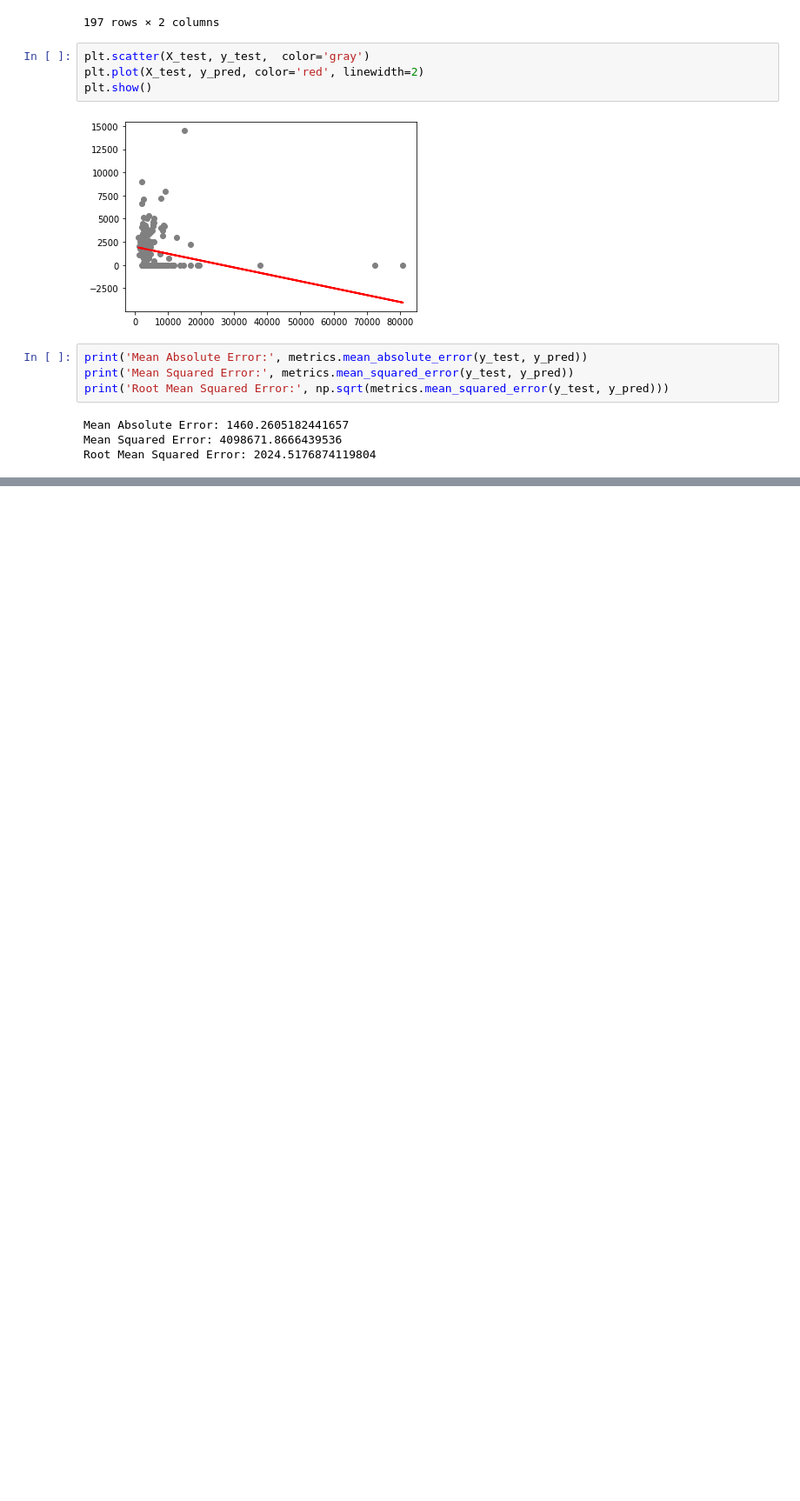
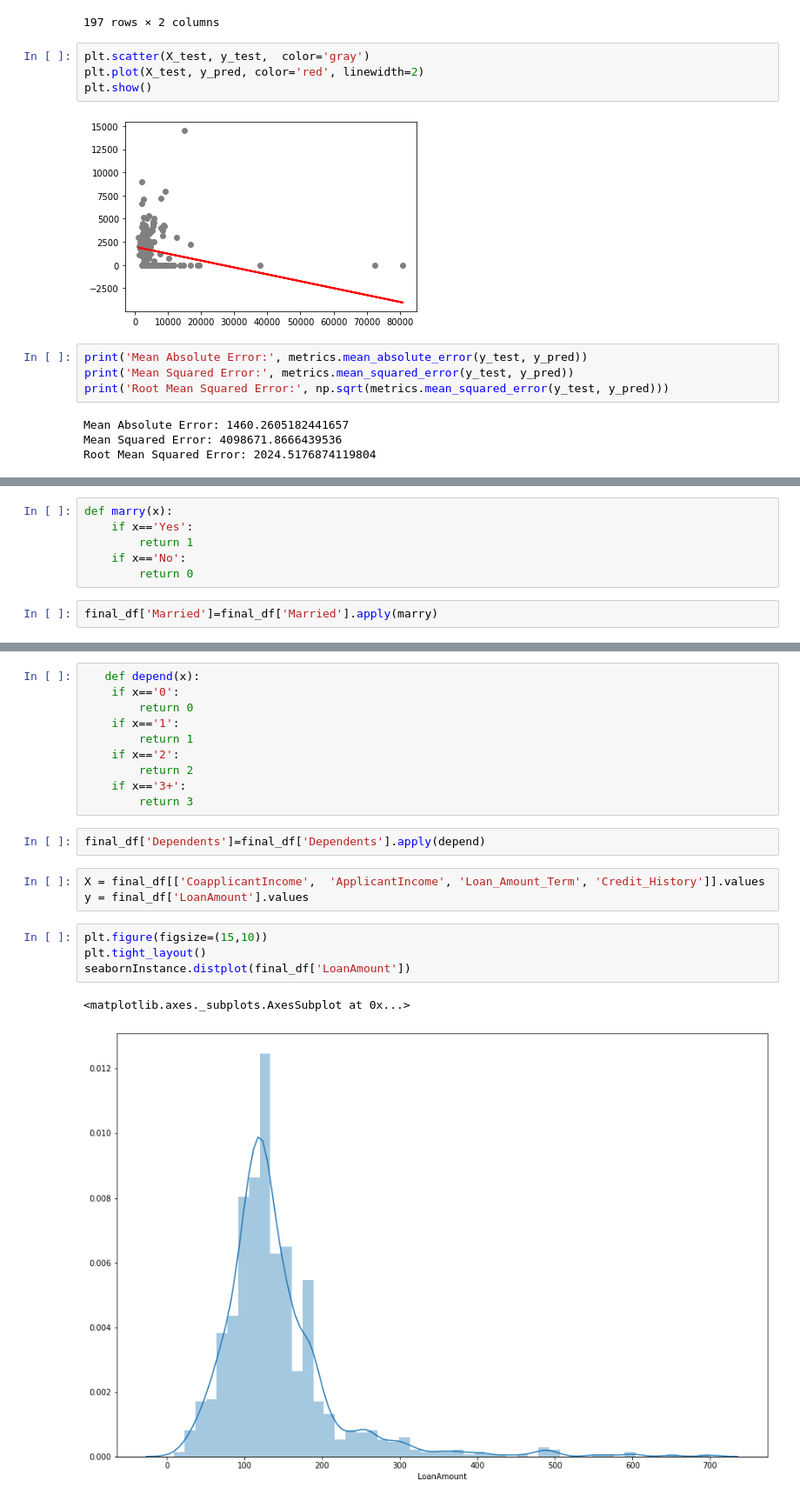
Before and after one commit to megha988/Loan-Prediction, a Jupyter notebook: Loan_Prediction.ipynb, the cells around one changed output, grey strips where cells are left out. Shown: that part at 87% size. Cells and saved outputs as stored; diff of their text form; blank space fills up the shorter version.

```diff
--- a/Loan_Prediction.ipynb
+++ b/Loan_Prediction.ipynb
@@ -521,0 +559,8 @@ Root Mean Squared Error: 2024.5176874119804
+# %%
+def marry(x):
+    if x=='Yes':
+        return 1
+    if x=='No':
+        return 0
+# %%
+final_df['Married']=final_df['Married'].apply(marry)
@@ -521,0 +584,22 @@ Root Mean Squared Error: 2024.5176874119804
+# %%
+   def depend(x):
+    if x=='0':
+        return 0
+    if x=='1':
+        return 1
+    if x=='2':
+        return 2
+    if x=='3+':
+        return 3
+# %%
+final_df['Dependents']=final_df['Dependents'].apply(depend)
+# %%
+X = final_df[['CoapplicantIncome',  'ApplicantIncome', 'Loan_Amount_Term', 'Credit_History']].values
+y = final_df['LoanAmount'].values
+# %%
+plt.figure(figsize=(15,10))
+plt.tight_layout()
+seabornInstance.distplot(final_df['LoanAmount'])
+# %% [output]
+<matplotlib.axes._subplots.AxesSubplot at 0x...>
+[figure, added]
```
Also changed, not shown: parts of 11 cells of this notebook.
